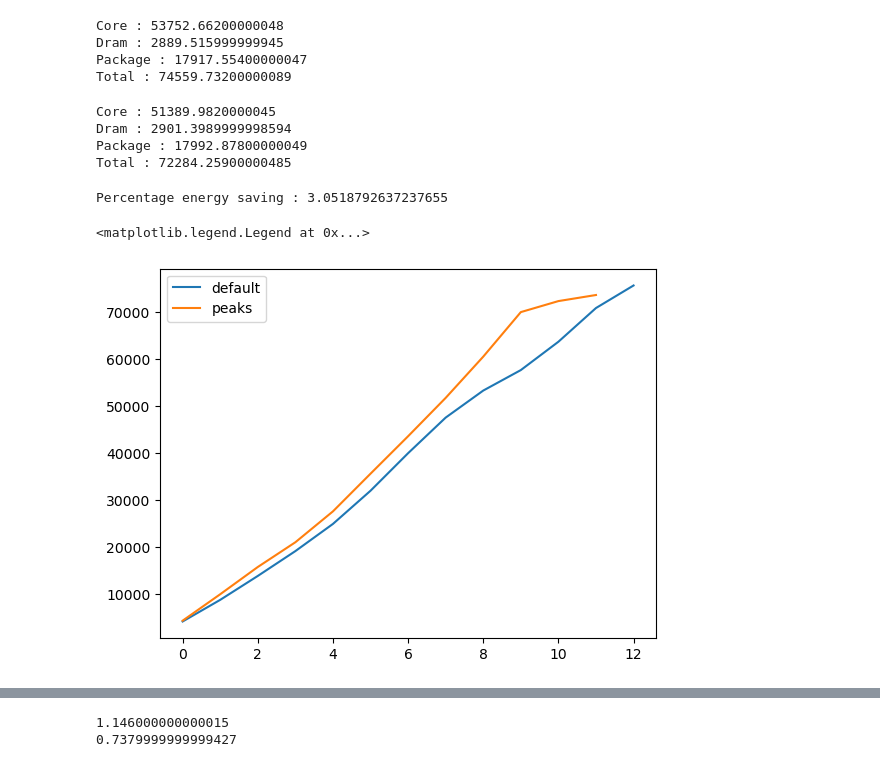
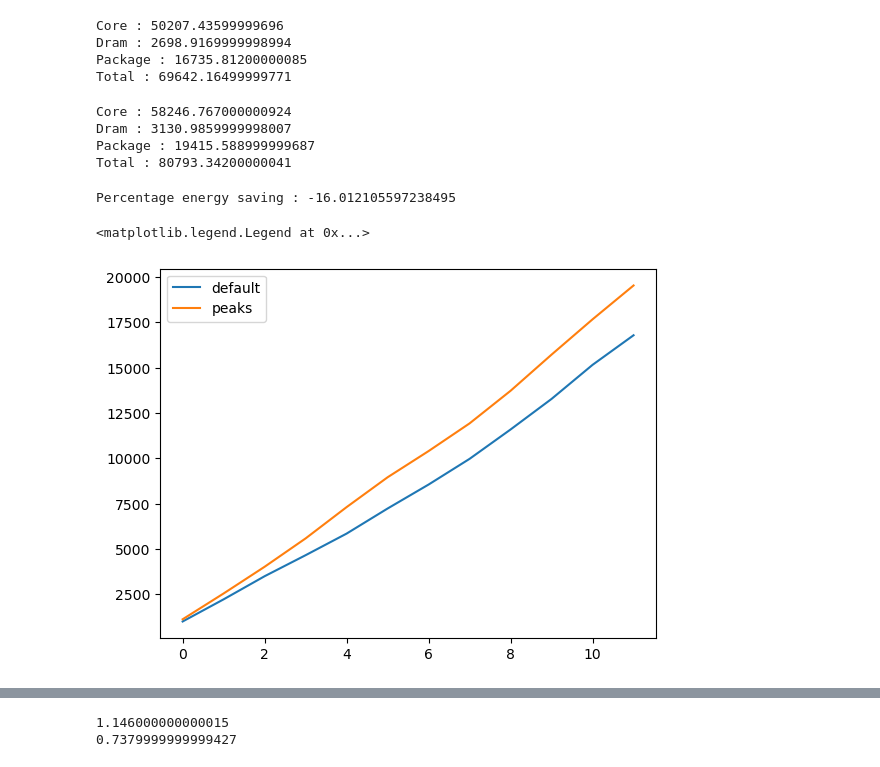
Before and after one commit to sustainable-computing-io/peaks, a Jupyter notebook: experiments/energy_difference.ipynb, the cells around one changed output, grey strips where cells are left out. Saved outputs shown, nothing was run; the diff lists cells and outputs as text; code cells hidden in the pictures.

```diff
--- a/experiments/energy_difference.ipynb
+++ b/experiments/energy_difference.ipynb
@@ -4,15 +4,15 @@ import pandas as pd
 from datetime import datetime
 import matplotlib.pyplot as plt
 # %%
-core_data = pd.read_csv('data/2/kepler_node_core_joules_total_2023-12-31 18:01:21.089221.csv')
-dram_data = pd.read_csv('data/2/kepler_node_dram_joules_total_2024-01-01 11:47:01.191090.csv')
-package_data = pd.read_csv('data/2/kepler_node_package_joules_total_2024-01-01 11:47:02.156696.csv')
+core_data = pd.read_csv('data/4/kepler_node_core_joules_total_2024-01-11 16:04:37.793667.csv')
+dram_data = pd.read_csv('data/4/kepler_node_dram_joules_total_2024-01-11 16:05:08.232429.csv')
+package_data = pd.read_csv('data/4/kepler_node_package_joules_total_2024-01-11 16:05:08.668301.csv')
 # %%
-default_start_time = '2023-12-31 10:30:00'
-default_end_time = '2023-12-31 11:34:00'
+default_start_time = '2024-01-11 09:34:22'
+default_end_time = '2024-01-11 10:34:00'
 
-peaks_start_time = '2023-12-31 11:40:00'
-peaks_end_time = '2023-12-31 12:35:00'
+peaks_start_time = '2024-01-11 08:18:24'
+peaks_end_time = '2024-01-11 09:18:00'
 
 nodes = ['10.242.64.8', '10.242.64.10']
 # %%
@@ -42,10 +36,10 @@ total_default = core + dram + package
 print(f'Core : {core}\nDram : {dram}\nPackage : {package}')
 print(f'Total : {total_default}')
 # %% [output]
-Core : 53752.66200000048
-Dram : 2889.515999999945
-Package : 17917.55400000047
-Total : 74559.73200000089
+Core : 50207.43599999696
+Dram : 2698.9169999998994
+Package : 16735.81200000085
+Total : 69642.16499999771
 # %%
 core = get_energy(peaks_start_time, peaks_end_time, core_data)
 dram = get_energy(peaks_start_time, peaks_end_time, dram_data)
@@ -55,15 +49,15 @@ total_peaks = core + dram + package
 print(f'Core : {core}\nDram : {dram}\nPackage : {package}')
 print(f'Total : {total_peaks}')
 # %% [output]
-Core : 51389.9820000045
-Dram : 2901.3989999998594
-Package : 17992.87800000049
-Total : 72284.25900000485
+Core : 58246.767000000924
+Dram : 3130.9859999998007
+Package : 19415.588999999687
+Total : 80793.34200000041
 # %%
 percentage = (total_default - total_peaks)/total_default * 100
 print(f'Percentage energy saving : {percentage}')
 # %% [output]
-Percentage energy saving : 3.0518792637237655
+Percentage energy saving : -16.012105597238495
 # %%
 default_exps = int((pd.to_datetime(default_end_time) - pd.to_datetime(default_start_time))/pd.Timedelta(minutes=5)) + 2
 peaks_exps = int((pd.to_datetime(peaks_end_time) - pd.to_datetime(peaks_start_time))/pd.Timedelta(minutes=5)) + 2
@@ -76,17 +70,19 @@ peaks_energy = []
 # %%
 for time in default_w:
     core = get_energy(default_start_time, time, core_data)
     dram = get_energy(default_start_time, time, dram_data)
     package = get_energy(default_start_time, time, package_data)
-    default_energy.append(core + dram + package)
+#     default_energy.append(core + dram + package)
+    default_energy.append(package)
 for time in peaks_w:
     core = get_energy(peaks_start_time, time, core_data)
     dram = get_energy(peaks_start_time, time, dram_data)
     package = get_energy(peaks_start_time, time, package_data)
-    peaks_energy.append(core + dram + package)
+#     peaks_energy.append(core + dram + package)
+    peaks_energy.append(package)
 plt.plot(default_energy)
 plt.plot(peaks_energy)
 plt.legend(['default', 'peaks'])
 # %% [output]
 <matplotlib.legend.Legend at 0x...>
-[figure, old version]
+[figure, new version]
```
Also changed, not shown: parts of 3 cells of this notebook, 11 other files.
